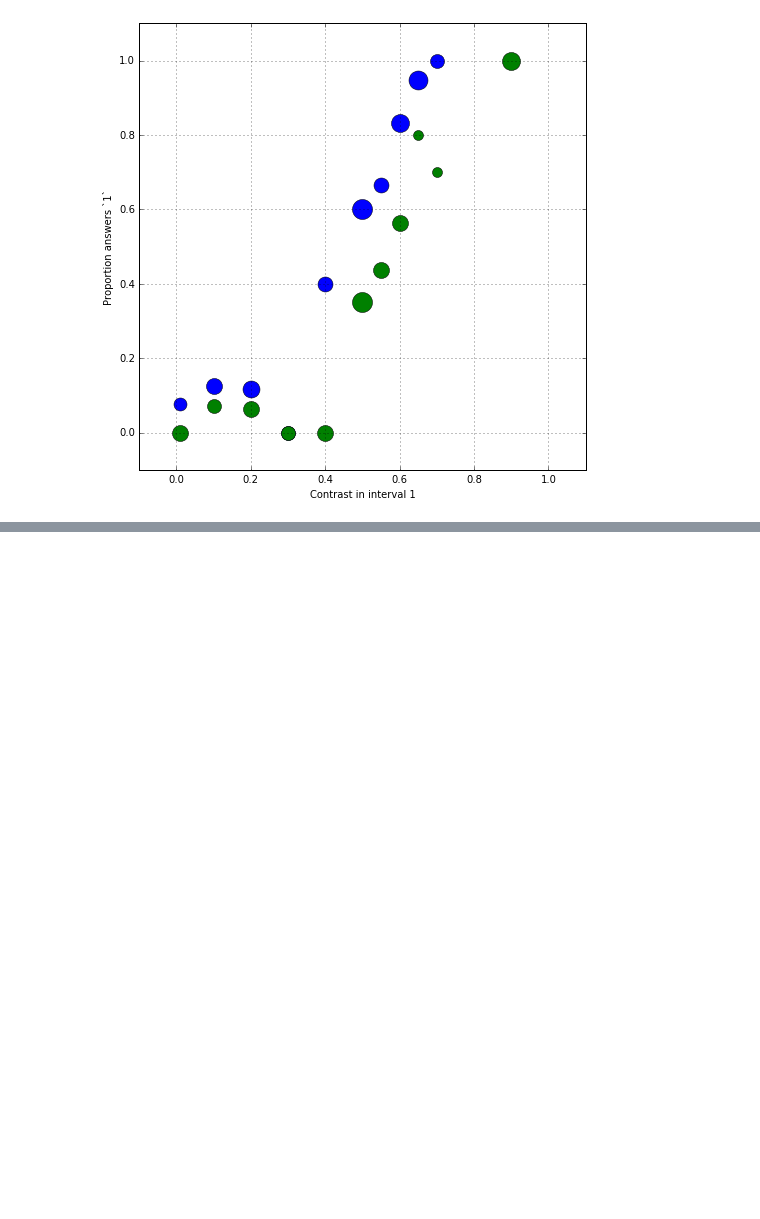
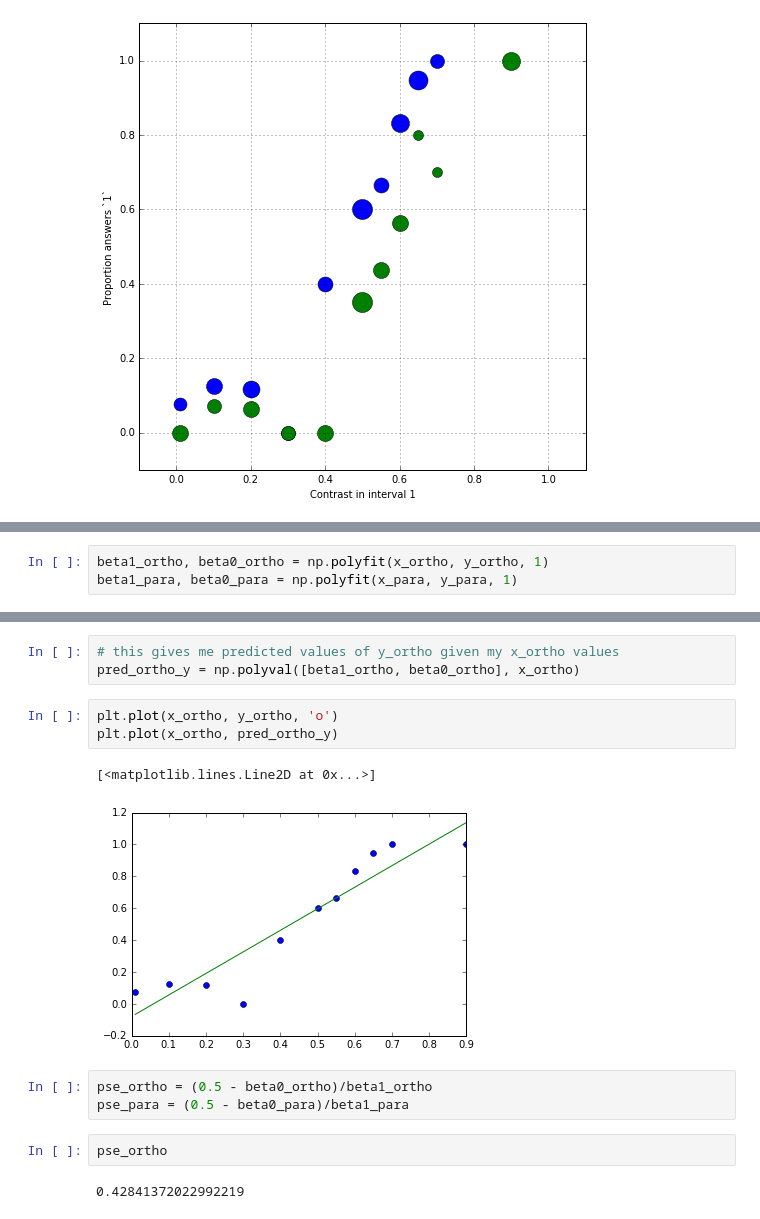
Before and after one commit to emilyhalket/scipy_optimize_workshop, a Jupyter notebook: scipy.optimize workshop 2.19.16.ipynb, the cells around one changed output, grey strips where cells are left out. Cells and saved outputs as stored; diff of their text form; blank space fills up the shorter version.

```diff
--- a/scipy.optimize workshop 2.19.16.ipynb
+++ b/scipy.optimize workshop 2.19.16.ipynb
@@ -83,0 +90,3 @@ fig.set_size_inches([8,8])
+# %%
+beta1_ortho, beta0_ortho = np.polyfit(x_ortho, y_ortho, 1)
+beta1_para, beta0_para = np.polyfit(x_para, y_para, 1)
@@ -83,0 +97,16 @@ fig.set_size_inches([8,8])
+# %%
+# this gives me predicted values of y_ortho given my x_ortho values
+pred_ortho_y = np.polyval([beta1_ortho, beta0_ortho], x_ortho)
+# %%
+plt.plot(x_ortho, y_ortho, 'o')
+plt.plot(x_ortho, pred_ortho_y)
+# %% [output]
+[<matplotlib.lines.Line2D at 0x...>]
+[figure, added]
+# %%
+pse_ortho = (0.5 - beta0_ortho)/beta1_ortho
+pse_para = (0.5 - beta0_para)/beta1_para
+# %%
+pse_ortho
+# %% [output]
+0.42841372022992219
```
Also changed, not shown: parts of 43 cells of this notebook.
